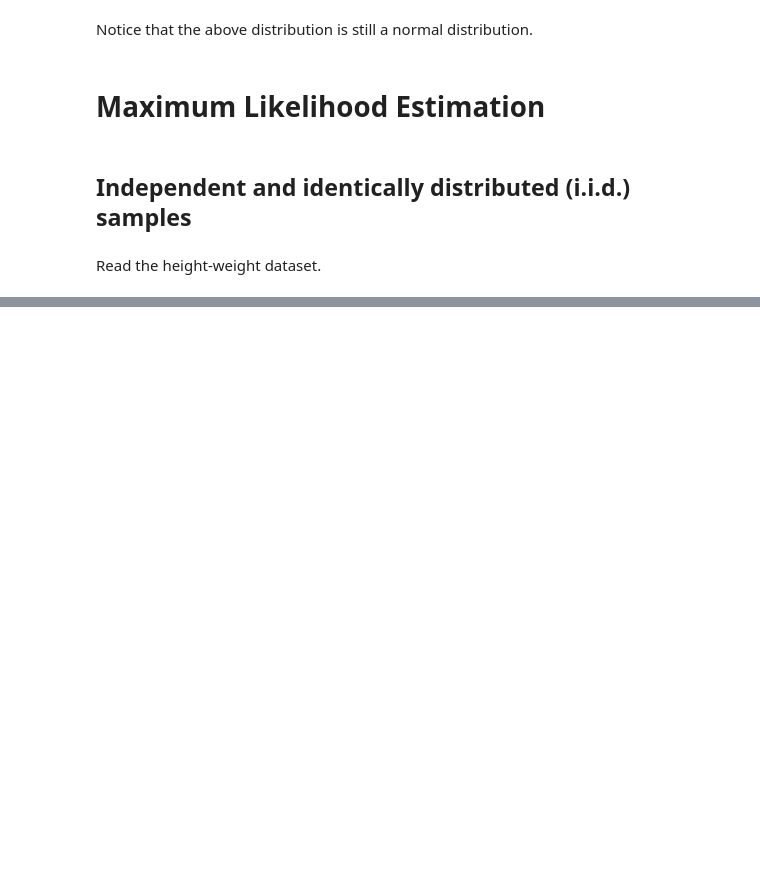
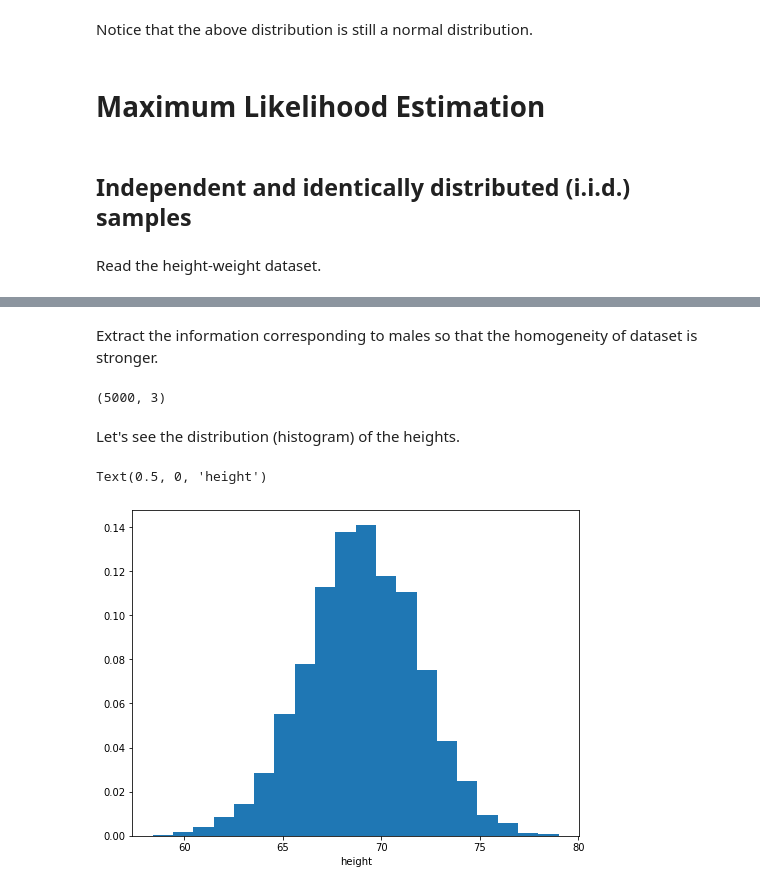
Before and after one commit to JCatwood/GPRTutorial, a Jupyter notebook: python-notebook/GPR-TAMIDS-2022S.ipynb, the cells around one changed output, grey strips where cells are left out. Drawn from its saved outputs; the diff is of its cells as text; code cells hidden in the pictures; blank space fills up the shorter version.

Commit message:
Load height weight dataset

```diff
--- a/python-notebook/GPR-TAMIDS-2022S.ipynb
+++ b/python-notebook/GPR-TAMIDS-2022S.ipynb
@@ -82,3 +83,8 @@ Notice that the above distribution is still a normal distribution.
 ## Independent and identically distributed (i.i.d.) samples
 # %% [markdown]
 Read the height-weight dataset.
+# %%
+dataURL = "https://raw.githubusercontent.com/JCatwood/GPRTutorial/main/data/" \
+           "weight-height.csv"
+df = pd.read_csv(dataURL)
+df.head()
@@ -84,0 +98,16 @@ Read the height-weight dataset.
+# %% [markdown]
+Extract the information corresponding to males so that the homogeneity of dataset is stronger.
+# %%
+dfMale = df[df['Gender'] == 'Male']
+dfMale.shape
+# %% [output]
+(5000, 3)
+# %% [markdown]
+Let's see the distribution (histogram) of the heights.
+# %%
+plt.figure(figsize=(8, 6))
+plt.hist(dfMale['Height'], bins=20, density=True)
+plt.xlabel("height")
+# %% [output]
+Text(0.5, 0, 'height')
+[figure, added]
```
Also changed, not shown: parts of 2 cells of this notebook.
